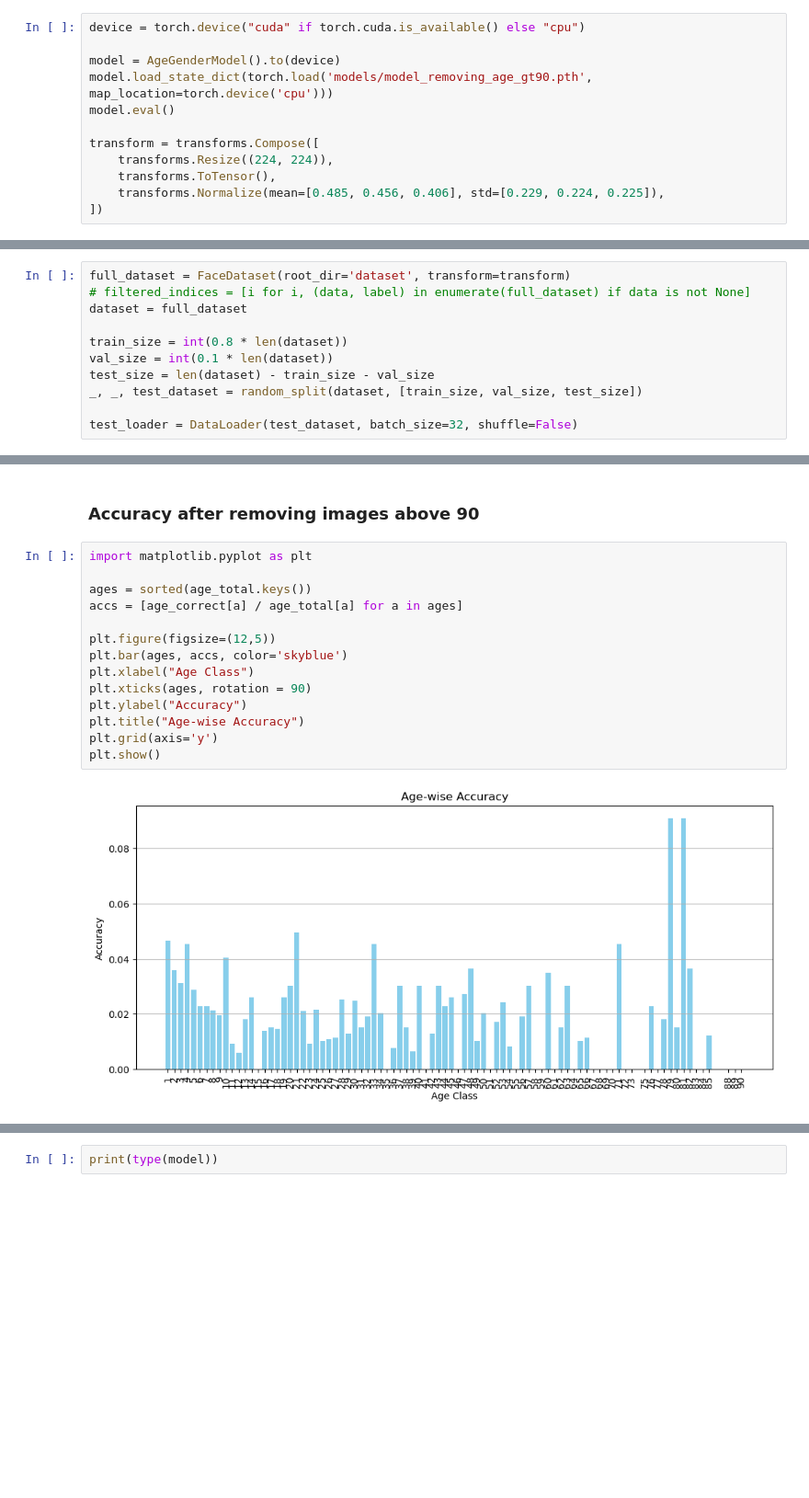
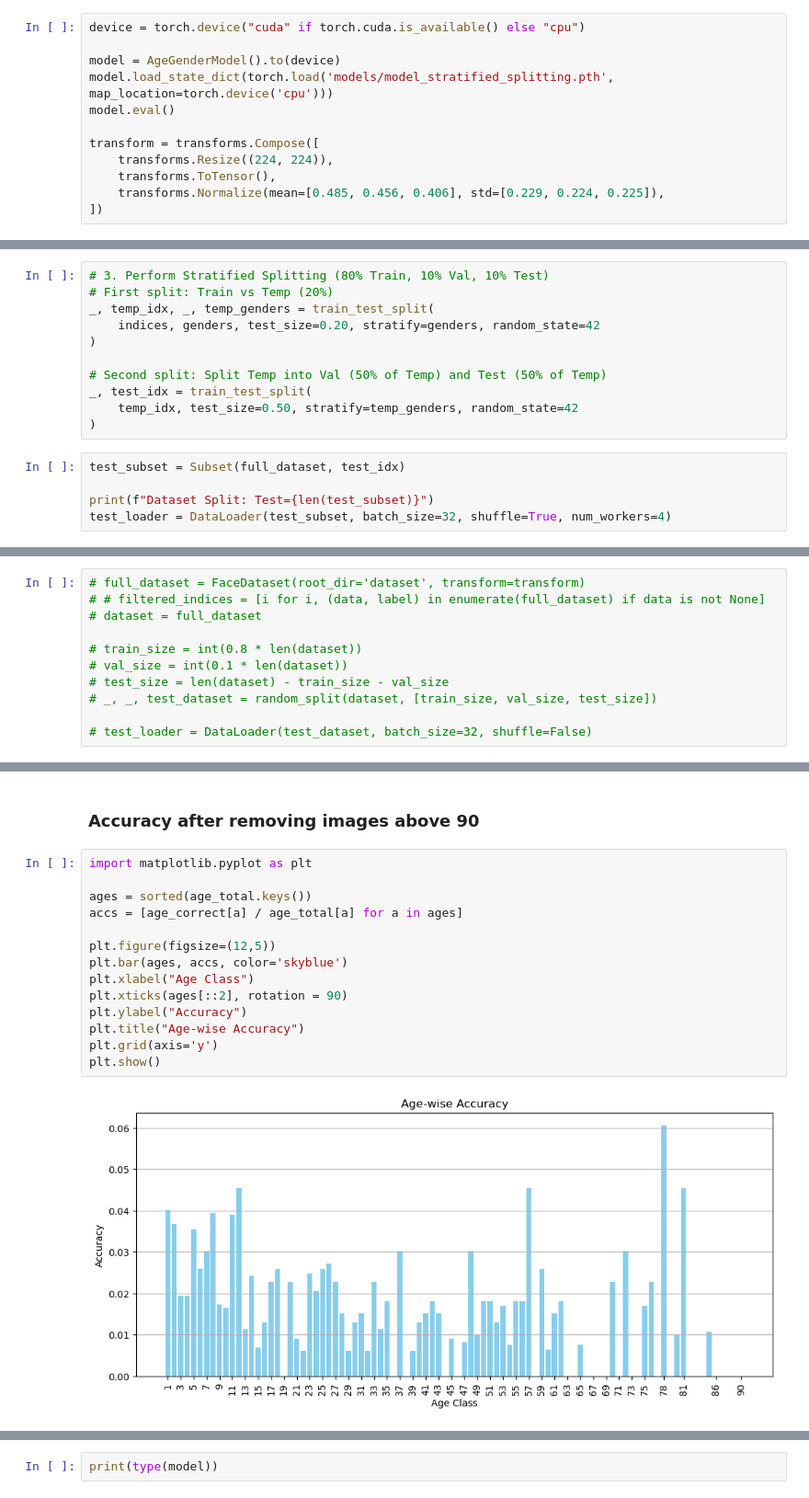
Before and after one commit to shindevaish/age_gender_classifier_cnn, a Jupyter notebook: evaluation.ipynb, the cells around one changed output, grey strips where cells are left out. Shown at 92% size. Cells and saved outputs as stored; diff of their text form; blank space fills up the shorter version.

Commit message:
calculating accuracy after using stratified splitting

```diff
--- a/evaluation.ipynb
+++ b/evaluation.ipynb
@@ -12,7 +14,7 @@ from model import AgeGenderModel
 device = torch.device("cuda" if torch.cuda.is_available() else "cpu")
 
 model = AgeGenderModel().to(device)
-model.load_state_dict(torch.load('models/model_removing_age_gt90.pth', map_location=torch.device('cpu')))
+model.load_state_dict(torch.load('models/model_stratified_splitting.pth', map_location=torch.device('cpu')))
 model.eval()
 
 transform = transforms.Compose([
@@ -22,0 +43,16 @@ transform = transforms.Compose([
+# %%
+# 3. Perform Stratified Splitting (80% Train, 10% Val, 10% Test)
+# First split: Train vs Temp (20%)
+_, temp_idx, _, temp_genders = train_test_split(
+    indices, genders, test_size=0.20, stratify=genders, random_state=42
+)
+
+# Second split: Split Temp into Val (50% of Temp) and Test (50% of Temp)
+_, test_idx = train_test_split(
+    temp_idx, test_size=0.50, stratify=temp_genders, random_state=42
+)
+# %%
+test_subset = Subset(full_dataset, test_idx)
+
+print(f"Dataset Split: Test={len(test_subset)}")
+test_loader = DataLoader(test_subset, batch_size=32, shuffle=True, num_workers=4)
@@ -23,11 +61,11 @@ transform = transforms.Compose([
 # %%
-full_dataset = FaceDataset(root_dir='dataset', transform=transform)
-# filtered_indices = [i for i, (data, label) in enumerate(full_dataset) if data is not None]
-dataset = full_dataset
+# full_dataset = FaceDataset(root_dir='dataset', transform=transform)
+# # filtered_indices = [i for i, (data, label) in enumerate(full_dataset) if data is not None]
+# dataset = full_dataset
 
-train_size = int(0.8 * len(dataset))
-val_size = int(0.1 * len(dataset))
-test_size = len(dataset) - train_size - val_size
-_, _, test_dataset = random_split(dataset, [train_size, val_size, test_size])
+# train_size = int(0.8 * len(dataset))
+# val_size = int(0.1 * len(dataset))
+# test_size = len(dataset) - train_size - val_size
+# _, _, test_dataset = random_split(dataset, [train_size, val_size, test_size])
 
-test_loader = DataLoader(test_dataset, batch_size=32, shuffle=False)
+# test_loader = DataLoader(test_dataset, batch_size=32, shuffle=False)
@@ -254,19 +296,19 @@ plt.show()
 # %%
 import matplotlib.pyplot as plt
 
 ages = sorted(age_total.keys())
 accs = [age_correct[a] / age_total[a] for a in ages]
 
 plt.figure(figsize=(12,5))
 plt.bar(ages, accs, color='skyblue')
 plt.xlabel("Age Class")
-plt.xticks(ages, rotation = 90)
+plt.xticks(ages[::2], rotation = 90)
 plt.ylabel("Accuracy")
 plt.title("Age-wise Accuracy")
 plt.grid(axis='y')
 plt.show()
 # %% [output]
-[figure, old version]
+[figure, new version]
 # %%
 import matplotlib.pyplot as plt
 
```
Also changed, not shown: parts of 17 cells of this notebook.
